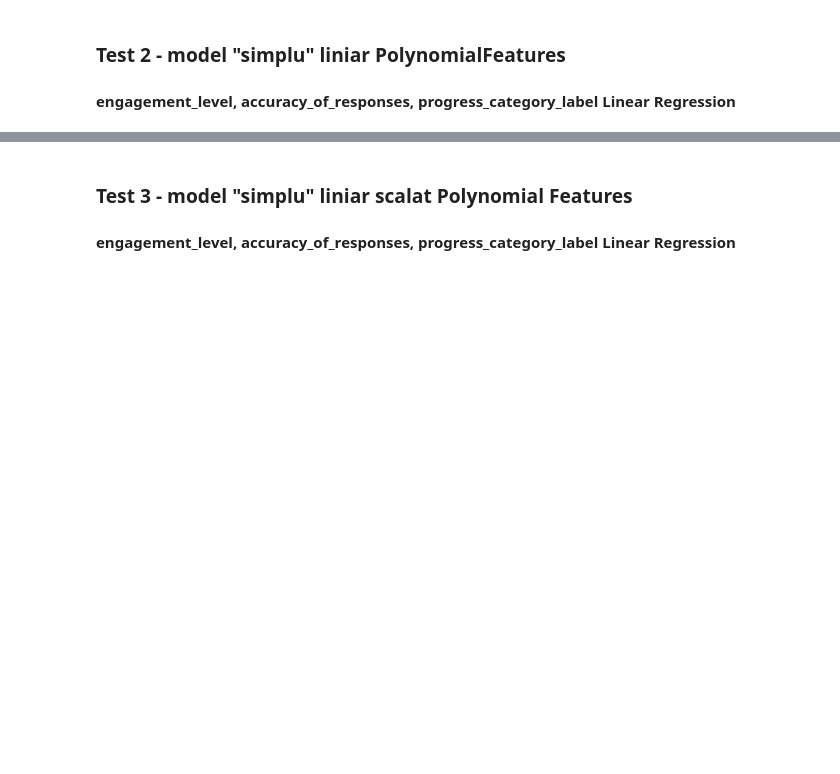
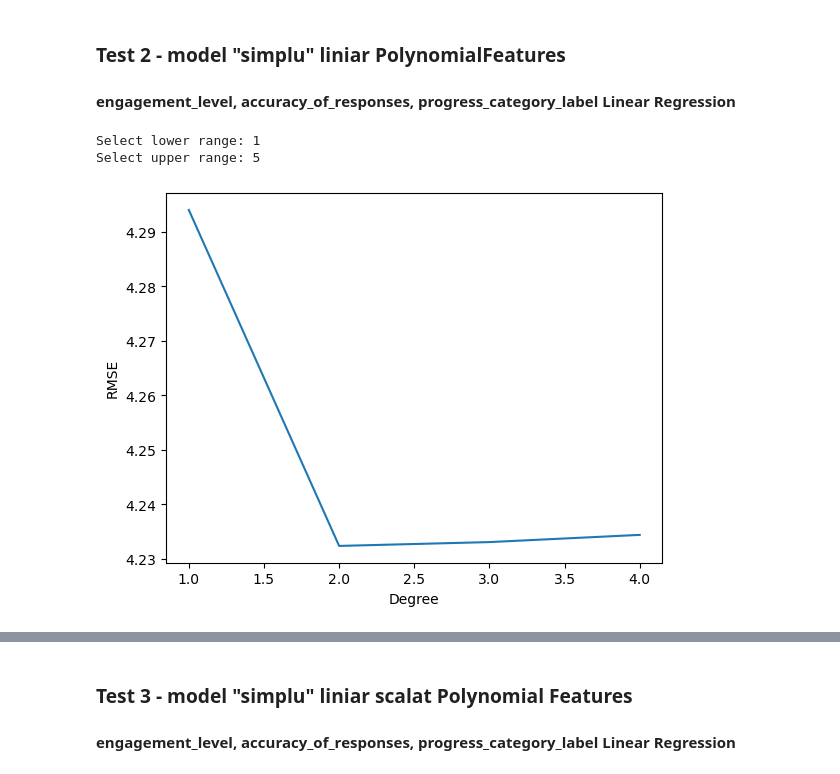
Before and after one commit to ArthurHastings/IntelligentClassroom, a Jupyter notebook: Proiect feb (1).ipynb, the cells around one changed output, grey strips where cells are left out. Cells and saved outputs as stored; diff of their text form; code cells hidden in the pictures; blank space fills up the shorter version.

```diff
--- a/Proiect feb (1).ipynb
+++ b/Proiect feb (1).ipynb
@@ -269,26 +274,31 @@ RMSE: 4.294006314492967
 X = data_num[["engagement_level", "accuracy_of_responses", "progress_category_label"]]
 y = data_num["learning_progress"]
 # %%
-# test_err = []
-# a = int(input("Select lower range: "))
-# b = int(input("Select upper range: "))
-# for i in range(a, b):
-#     poly_conv = PolynomialFeatures(degree=i, include_bias=False)
-#     X_conv = poly_conv.fit_transform(X)
+test_err = []
+a = int(input("Select lower range: "))
+b = int(input("Select upper range: "))
+for i in range(a, b):
+    poly_conv = PolynomialFeatures(degree=i, include_bias=False)
+    X_conv = poly_conv.fit_transform(X)
 
-#     X_train, X_test, y_train, y_test= train_test_split(X_conv, y, test_size=0.3, random_state=62)
-#     model = LinearRegression()
+    X_train, X_test, y_train, y_test= train_test_split(X_conv, y, test_size=0.3, random_state=62)
+    model = LinearRegression()
 
-#     model.fit(X_train, y_train)
+    model.fit(X_train, y_train)
 
-#     test_pred = model.predict(X_test)
+    test_pred = model.predict(X_test)
 
-#     test_err.append(np.sqrt(mean_squared_error(test_pred, y_test)))
+    test_err.append(np.sqrt(mean_squared_error(test_pred, y_test)))
+# %% [output]
+Select lower range: 1
+Select upper range: 5
 # %%
-# plt.plot(range(a, b), test_err)
-# plt.xlabel("Degree")
-# plt.ylabel("RMSE")
-# plt.show()
+plt.plot(range(a, b), test_err)
+plt.xlabel("Degree")
+plt.ylabel("RMSE")
+plt.show()
+# %% [output]
+[figure, added]
 # %%
 poly_conv = PolynomialFeatures(degree=2, include_bias=False)
 X_conv = poly_conv.fit_transform(X)
```
Also changed, not shown: parts of 50 cells of this notebook.
